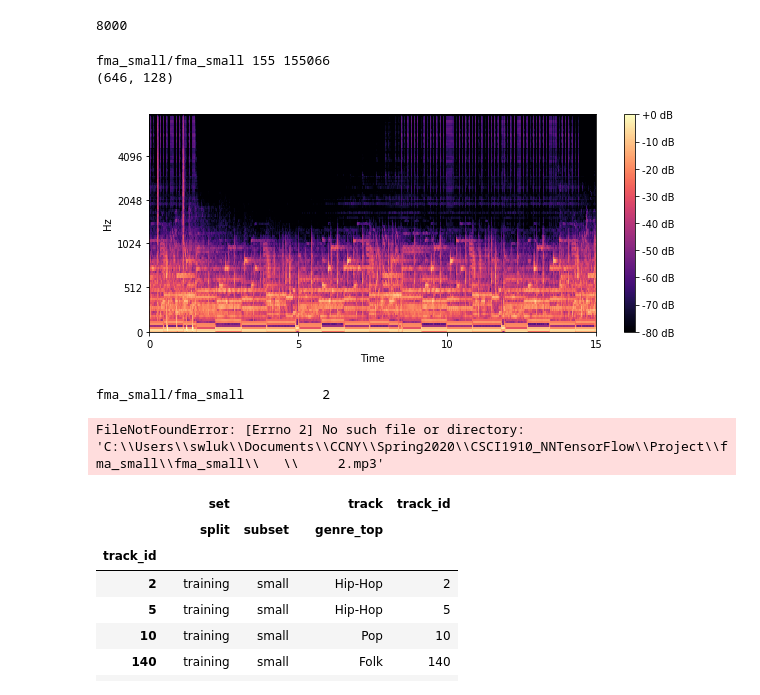
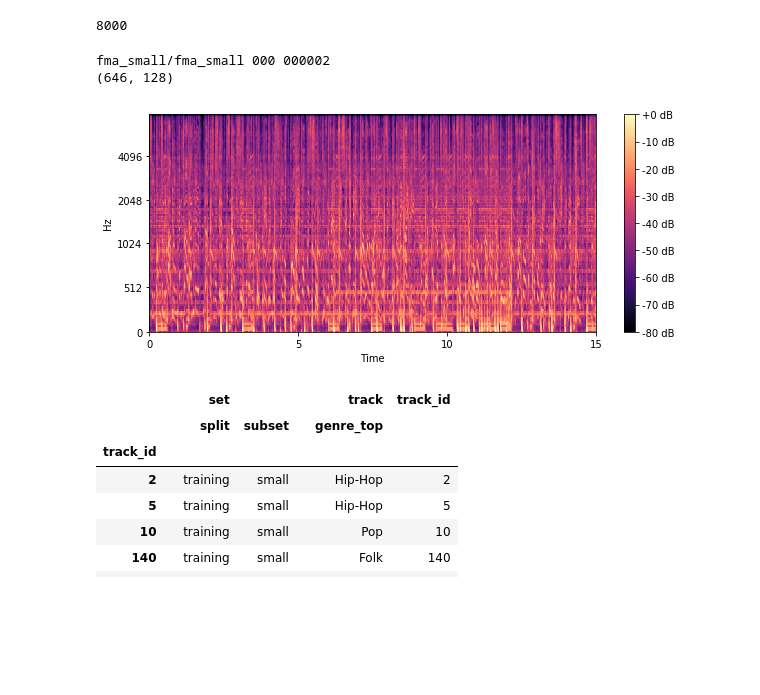
Before and after one commit to kikwon/fma_project, a Jupyter notebook: get_pickles.ipynb, the cells around one changed output. Saved outputs shown, nothing was run; the diff lists cells and outputs as text; code cells hidden in the pictures; blank space fills up the shorter version.

```diff
--- a/get_pickles.ipynb
+++ b/get_pickles.ipynb
@@ -59,8 +42,10 @@ get_trackID_from_dir(small_audio)
 # %%
 # ex: fma_small/fma_small/000002.mp3
+# tid must be a string of 6 digits
 
 def get_audio_path(audio_dir, tid):
-    track_id_name = '{:6d}'.format(tid)
+    # track_id_name = '{:6}'.format(tid) , doesn't work
+    track_id_name = '{:6s}'.format(tid)
     print(audio_dir, track_id_name[:3], track_id_name)
     return os.path.join(audio_dir, track_id_name[:3], track_id_name + '.mp3')
 # %%
@@ -108,7 +90,7 @@ def create_melSpect(tid):
     y, sr = librosa.load(filename)
     spect = librosa.feature.melspectrogram(y = y, sr = sr, n_fft = 2048, hop_length = 1024)
     spect = librosa.power_to_db(spect, ref = np.max)
-    return spect
+    return spect.T
 # %%
 def plot_melSpect(tid):
     spect = create_melSpect(tid)
@@ -118,16 +100,11 @@ def plot_melSpect(tid):
     plt.colorbar(format = '%+2.0f dB')
     plt.show()
 # %%
-plot_melSpect(155066)
+plot_melSpect('000002')
 # %% [output]
-fma_small/fma_small 155 155066
+fma_small/fma_small 000 000002
 (646, 128)
-[figure, old version]
+[figure, new version]
-# %%
-plot_melSpect(2)
-# %% [output]
-fma_small/fma_small          2
-FileNotFoundError: [Errno 2] No such file or directory: 'C:\\Users\\swluk\\Documents\\CCNY\\Spring2020\\CSCI1910_NNTensorFlow\\Project\\fma_small\\fma_small\\   \\     2.mp3'
 # %%
 filepath = 'fma_metadata/tracks.csv'
 
```
Also changed, not shown: parts of 9 cells of this notebook.
